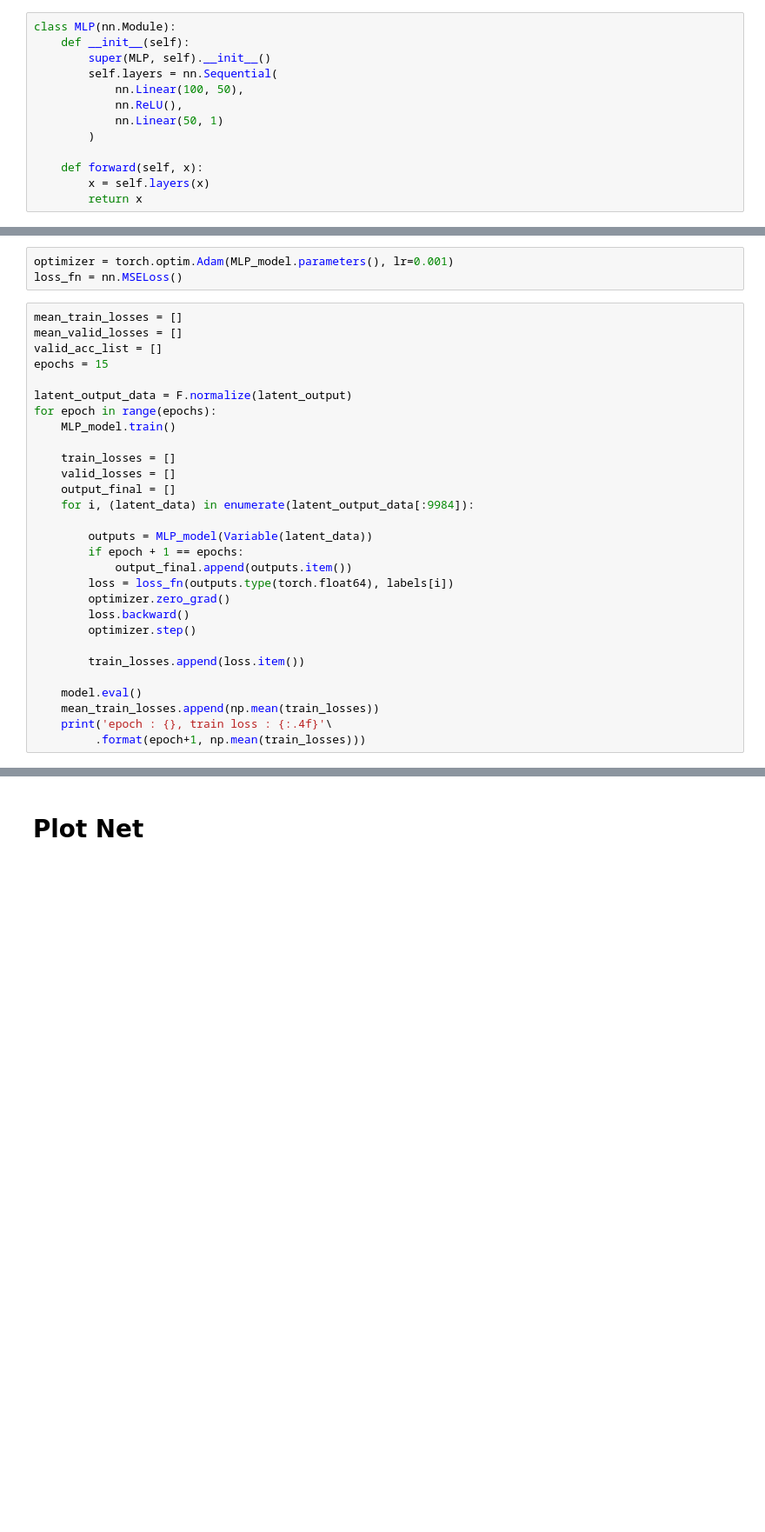
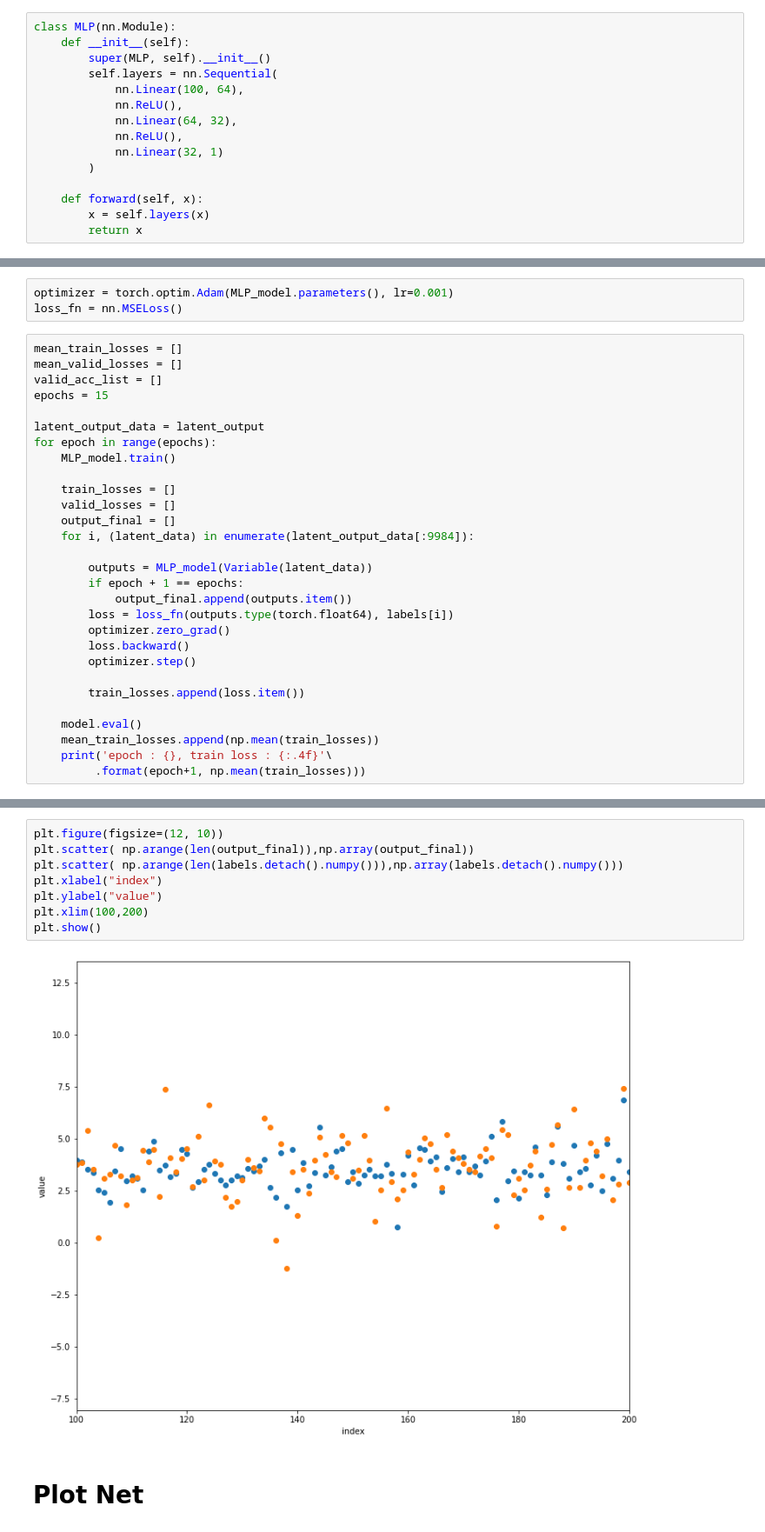
Before and after one commit to panukorn17/drug_discovery_models, a Jupyter notebook: fragment-based-dgm/Latent Space Optimisation.ipynb, the cells around one changed output, grey strips where cells are left out. Shown at 87% size. Saved outputs shown, nothing was run; the diff lists cells and outputs as text; blank space fills up the shorter version.

```diff
--- a/fragment-based-dgm/Latent Space Optimisation.ipynb
+++ b/fragment-based-dgm/Latent Space Optimisation.ipynb
@@ -291,9 +285,11 @@ class MLP(nn.Module):
     def __init__(self):
         super(MLP, self).__init__()
         self.layers = nn.Sequential(
-            nn.Linear(100, 50),
+            nn.Linear(100, 64),
             nn.ReLU(),
-            nn.Linear(50, 1)
+            nn.Linear(64, 32),
+            nn.ReLU(),
+            nn.Linear(32, 1)
         )
 
     def forward(self, x):
@@ -326,7 +310,7 @@ mean_valid_losses = []
 valid_acc_list = []
 epochs = 15
 
-latent_output_data = F.normalize(latent_output)
+latent_output_data = latent_output
 for epoch in range(epochs):
     MLP_model.train()
 
@@ -376,3 +352,13 @@ tensor([3.0695], grad_fn=<AddBackward0>)
+# %%
+plt.figure(figsize=(12, 10))
+plt.scatter( np.arange(len(output_final)),np.array(output_final))
+plt.scatter( np.arange(len(labels.detach().numpy())),np.array(labels.detach().numpy()))
+plt.xlabel("index")
+plt.ylabel("value")
+plt.xlim(100,200)
+plt.show()
+# %% [output]
+[figure, added]
 # %% [markdown]
 # Plot Net
 # %%
```
Also changed, not shown: parts of 6 cells of this notebook.
